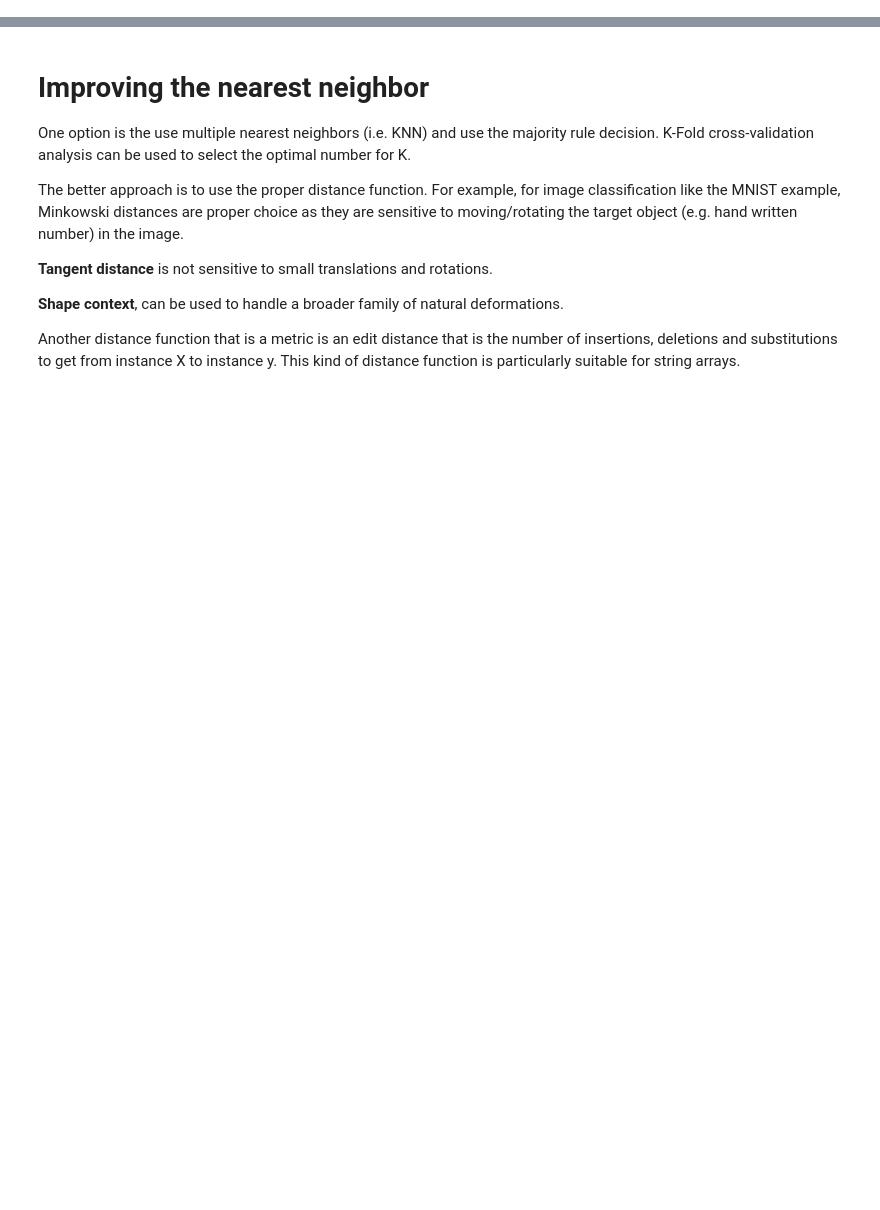
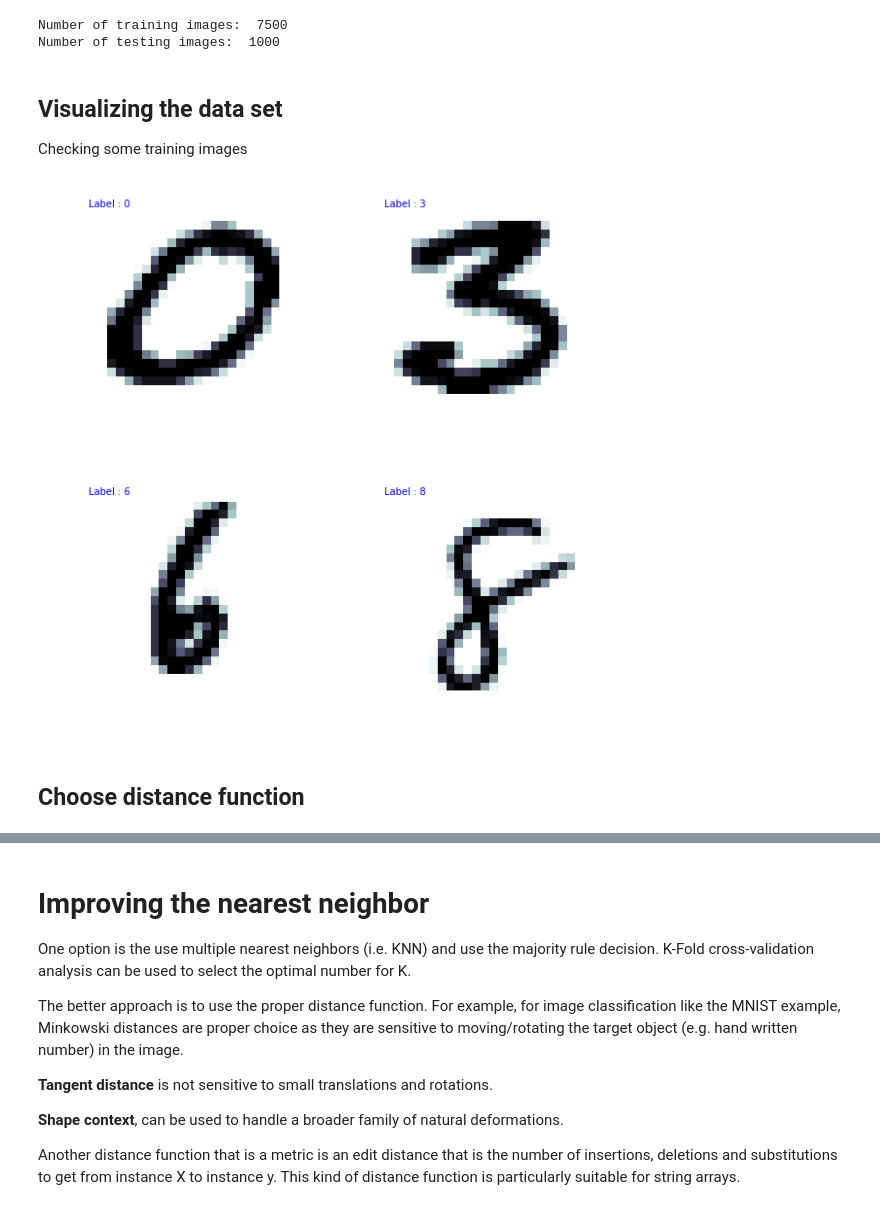
Before and after one commit to MHadavand/Lessons, a Jupyter notebook: ML/NearestNeighbour/IntroductionAndExamples.ipynb, the cells around one changed output, grey strips where cells are left out. Cells and saved outputs as stored; diff of their text form; code cells hidden in the pictures; blank space fills up the shorter version.

```diff
--- a/ML/NearestNeighbour/IntroductionAndExamples.ipynb
+++ b/ML/NearestNeighbour/IntroductionAndExamples.ipynb
@@ -13,0 +64,29 @@ Nearest neighbor can also be used to identify collocated data in a cartezian fra
+# %%
+## Load the training set
+train_data = np.load('../Data/MNIST/train_data.npy')
+train_labels = np.load('../Data/MNIST/train_labels.npy')
+
+## Load the testing set
+test_data = np.load('../Data/MNIST/test_data.npy')
+test_labels = np.load('../Data/MNIST/test_labels.npy')
+# %%
+print("Number of training images: ", np.shape(train_data)[0])
+print("Number of testing images: ", np.shape(test_data)[0])
+# %% [output]
+Number of training images:  7500
+Number of testing images:  1000
+# %% [markdown]
+## Visualizing the data set
+
+Checking some training images
+# %%
+fig, axes = plt.subplots(2,2, figsize=(10,10))
+axes = axes.flatten()
+idx = np.random.randint(0, len(train_labels), 4)
+for i, ax in zip(idx,axes):
+    # Note that the data has the flat image array that needs to be reshabed before being plotted
+    image_plot(train_data[i].reshape(28,-1), train_labels[i], ax=ax)
+# %% [output]
+[figure, added]
+# %% [markdown]
+## Choose distance function
```
Also changed, not shown: parts of 10 cells of this notebook, 8 other files.
